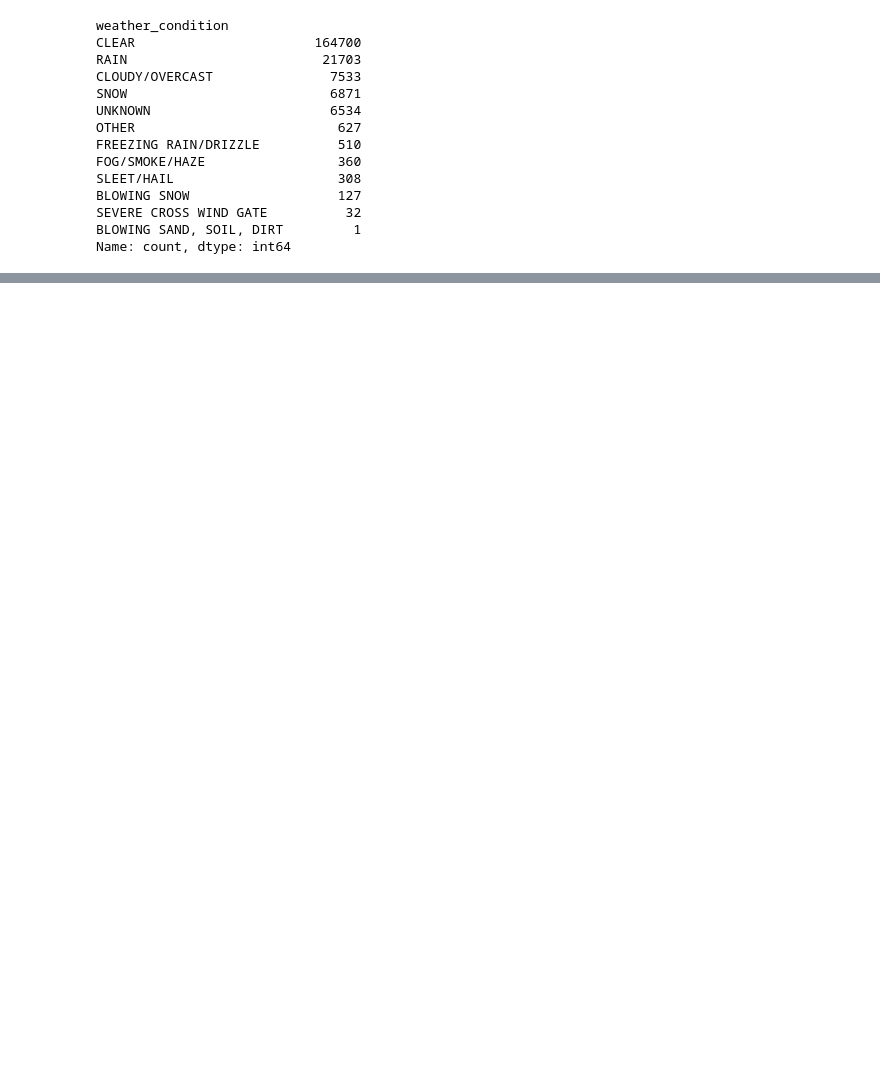
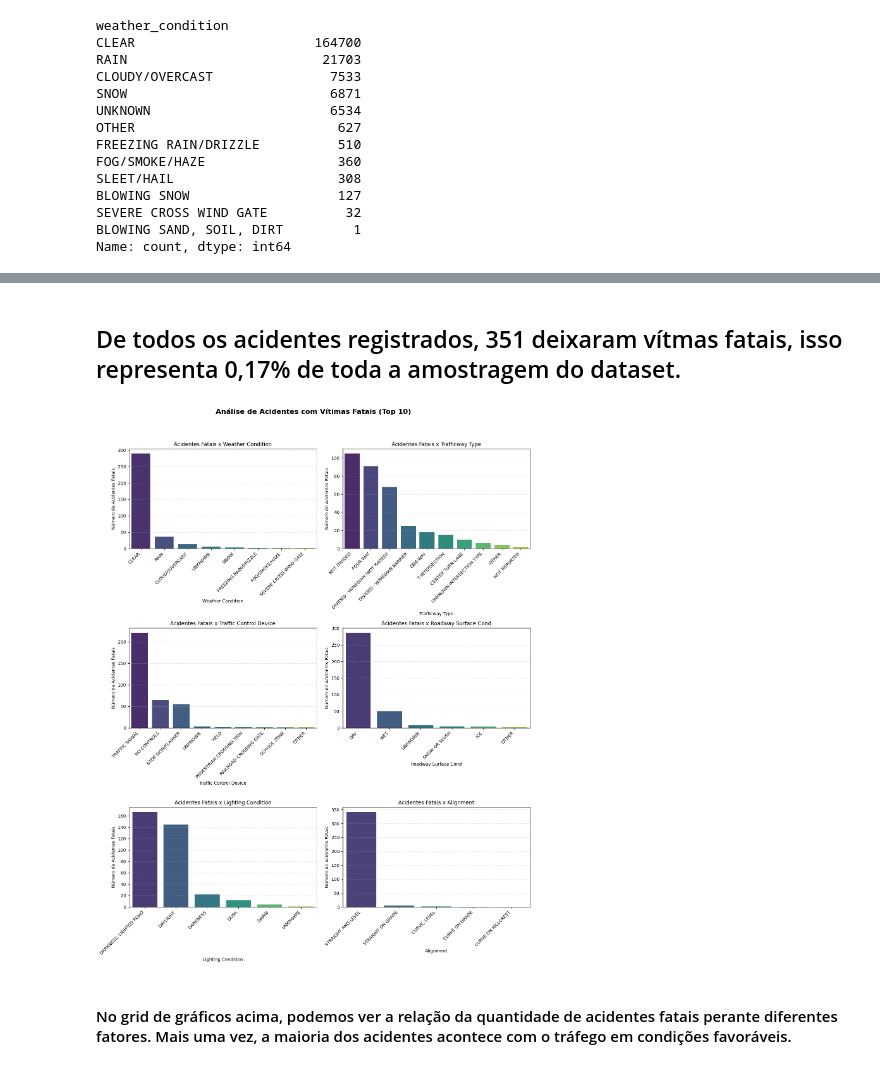
Before and after one commit to rubensabacherli/EDA_Traffic_Accidents, a Jupyter notebook: traffic-accidents.ipynb, the cells around one changed output, grey strips where cells are left out. Saved outputs shown, nothing was run; the diff lists cells and outputs as text; code cells hidden in the pictures; blank space fills up the shorter version.

```diff
--- a/traffic-accidents.ipynb
+++ b/traffic-accidents.ipynb
@@ -333,0 +472,35 @@ plt.show()
+# %% [markdown]
+## De todos os acidentes registrados, 351 deixaram vítmas fatais, isso representa 0,17% de toda a amostragem do dataset.
+# %%
+# Filtrando os dados para pegar apenas os acidentes com vítimas fatais
+acidentes_com_fatalidade = data[data["injuries_fatal"] > 0]
+
+# Criando a figura com múltiplos subplots (2 linhas, 3 colunas)
+fig, axes = plt.subplots(3, 2, figsize=(14, 18))  # Ajuste para 3 linhas e 2 colunas
+fig.suptitle("Análise de Acidentes com Vítimas Fatais (Top 10)", fontsize=16, fontweight="bold")
+
+# Lista de variáveis a serem analisadas
+variaveis = ["weather_condition", "traffic_control_device", "lighting_condition",
+             "trafficway_type", "roadway_surface_cond", "alignment"]
+
+# Criando os gráficos de barras para cada variável
+for i, var in enumerate(variaveis):
+    ax = axes[i % 3, i // 3]  # Alteração para distribuir corretamente em 2 colunas por linha
+    contagem = acidentes_com_fatalidade[var].value_counts().nlargest(10)  # Pegando o Top 10
+
+    sns.barplot(x=contagem.index, y=contagem.values, palette="viridis", ax=ax)  # Agora o eixo Y é a quantidade
+    ax.set_title(f"Acidentes Fatais x {var.replace('_', ' ').title()}", fontsize=12)
+    ax.set_xlabel(var.replace('_', ' ').title())
+    ax.set_ylabel("Número de Acidentes Fatais")
+    ax.grid(axis="y", linestyle="--", alpha=0.3)
+    ax.set_xticklabels(ax.get_xticklabels(), rotation=45, ha="right")  # Rotação para melhor leitura
+
+# Ajustando espaçamento entre os gráficos
+plt.tight_layout(rect=[0, 0, 1, 0.95])
+
+# Exibir o gráfico
+plt.show()
+# %% [output]
+[figure, added]
+# %% [markdown]
+#### No grid de gráficos acima, podemos ver a relação da quantidade de acidentes fatais perante diferentes fatores. Mais uma vez, a maioria dos acidentes acontece com o tráfego em condições favoráveis.
```
Also changed, not shown: parts of 35 cells of this notebook.
